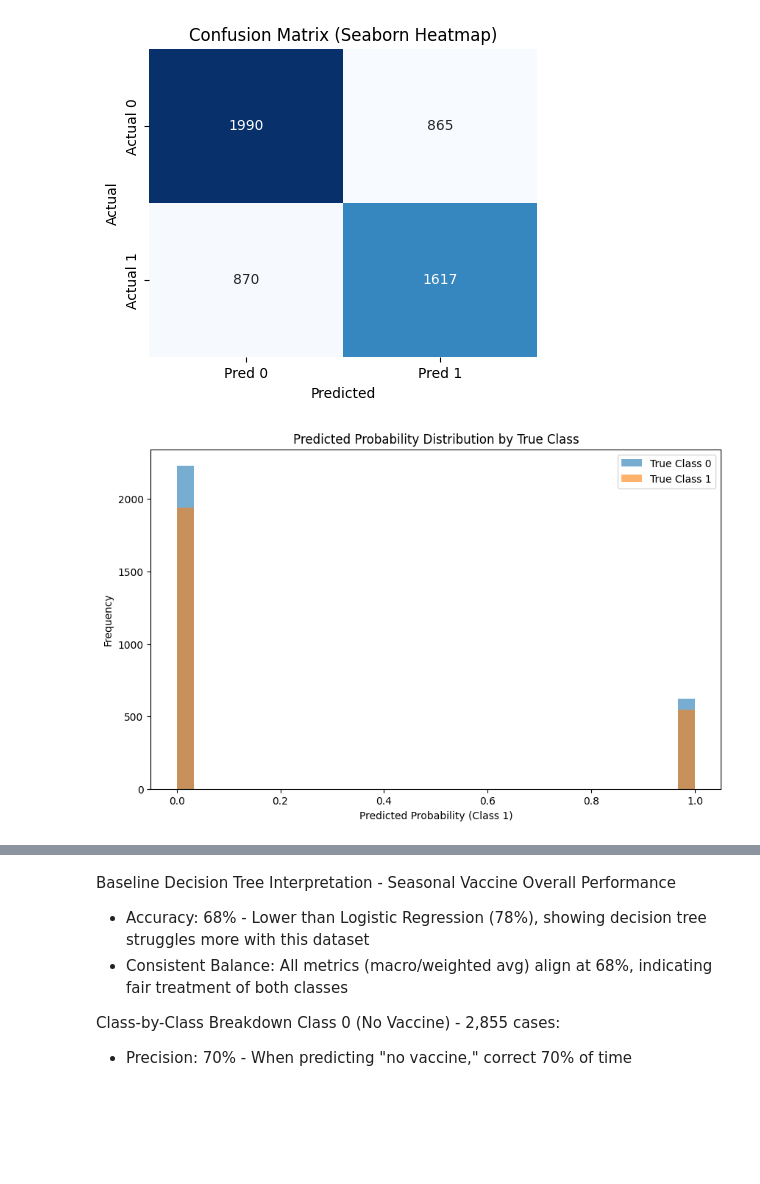
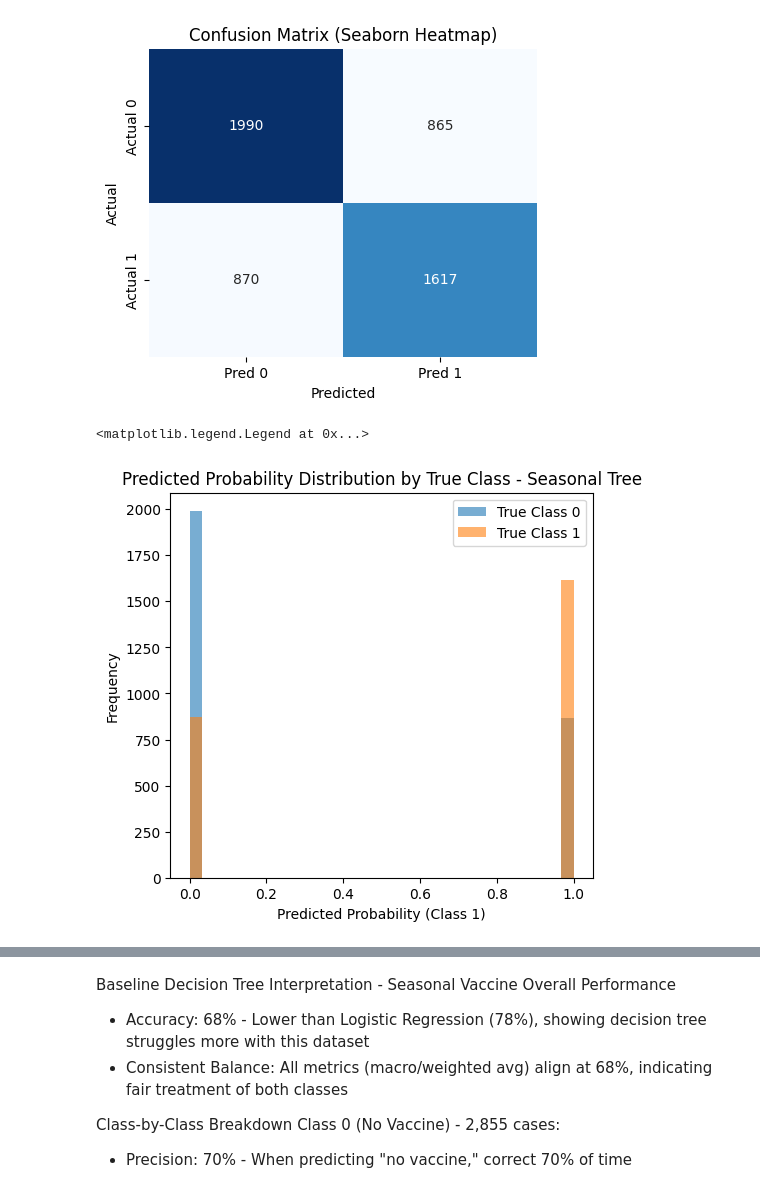
Before and after one commit to conquest-rgb/Flu-shot-learning, a Jupyter notebook: notebooks/Modeling.ipynb, the cells around one changed output, grey strips where cells are left out. Saved outputs shown, nothing was run; the diff lists cells and outputs as text; code cells hidden in the pictures; blank space fills up the shorter version.

```diff
--- a/notebooks/Modeling.ipynb
+++ b/notebooks/Modeling.ipynb
@@ -441,25 +532,25 @@ plt.show()
 # %% [output]
 [figure]
 # %%
-proba = tree_h1n1.predict_proba(X_test_h1n1)
-y_true = y_test_h1n1
+# Predicted probabilities for the positive class
+proba = tree_h1n1.predict_proba(X_test_h1n1)[:, 1]  # select column 1
+y_true = y_test_h1n1  # ensure it's 1D
 
-# Create DataFrame for easier plotting
+# Store in a DataFrame for histogram
 df = pd.DataFrame({
-    'prob_class_1': proba[:, 1],  # Probability of positive class
+    'prob_class_1': proba,
     'true_label': y_true
 })
 
-# Plot
-plt.figure(figsize=(10, 6))
+plt.figure(figsize=(12, 5))
+
+# Histogram of predicted probabilities
+plt.subplot(1, 2, 1)
 for class_label in df['true_label'].unique():
     subset = df[df['true_label'] == class_label]
-    plt.hist(subset['prob_class_1'], bins=30, alpha=0.6,
-             label=f'True Class {class_label}')
-
+    plt.hist(subset['prob_class_1'], bins=30, alpha=0.6, label=f'True Class {class_label}')
 plt.xlabel('Predicted Probability (Class 1)')
 plt.ylabel('Frequency')
-plt.title('Predicted Probability Distribution by True Class')
+plt.title('Predicted Probability Distribution by True Class - H1N1 Tree')
 plt.legend()
-plt.show()
 # %% [output]
@@ -539,26 +655,27 @@ plt.show()
 # %% [output]
 [figure]
 # %%
-proba2 = tree_seasonal.predict_proba(X_test_seasonal)
-y_true = y_test_seasonal
+# Predicted probabilities for the positive class
+proba2 = tree_seasonal.predict_proba(X_test_seasonal)[:, 1]  # select column 1
+y_true = y_test_seasonal  # ensure it's 1D
 
-# Create DataFrame for easier plotting
+# Store in a DataFrame for histogram
 df = pd.DataFrame({
-    'prob_class_1': proba[:, 1],  # Probability of positive class
+    'prob_class_1': proba2,
     'true_label': y_true
 })
 
-# Plot
-plt.figure(figsize=(10, 6))
+plt.figure(figsize=(12, 5))
+
+# Histogram of predicted probabilities
+plt.subplot(1, 2, 1)
 for class_label in df['true_label'].unique():
     subset = df[df['true_label'] == class_label]
-    plt.hist(subset['prob_class_1'], bins=30, alpha=0.6,
-             label=f'True Class {class_label}')
-
+    plt.hist(subset['prob_class_1'], bins=30, alpha=0.6, label=f'True Class {class_label}')
 plt.xlabel('Predicted Probability (Class 1)')
 plt.ylabel('Frequency')
-plt.title('Predicted Probability Distribution by True Class')
+plt.title('Predicted Probability Distribution by True Class - Seasonal Tree')
 plt.legend()
-plt.show()
 # %% [output]
+<matplotlib.legend.Legend at 0x...>
-[figure, old version]
+[figure, new version]
```
Also changed, not shown: parts of 60 cells of this notebook, 2 other files.
